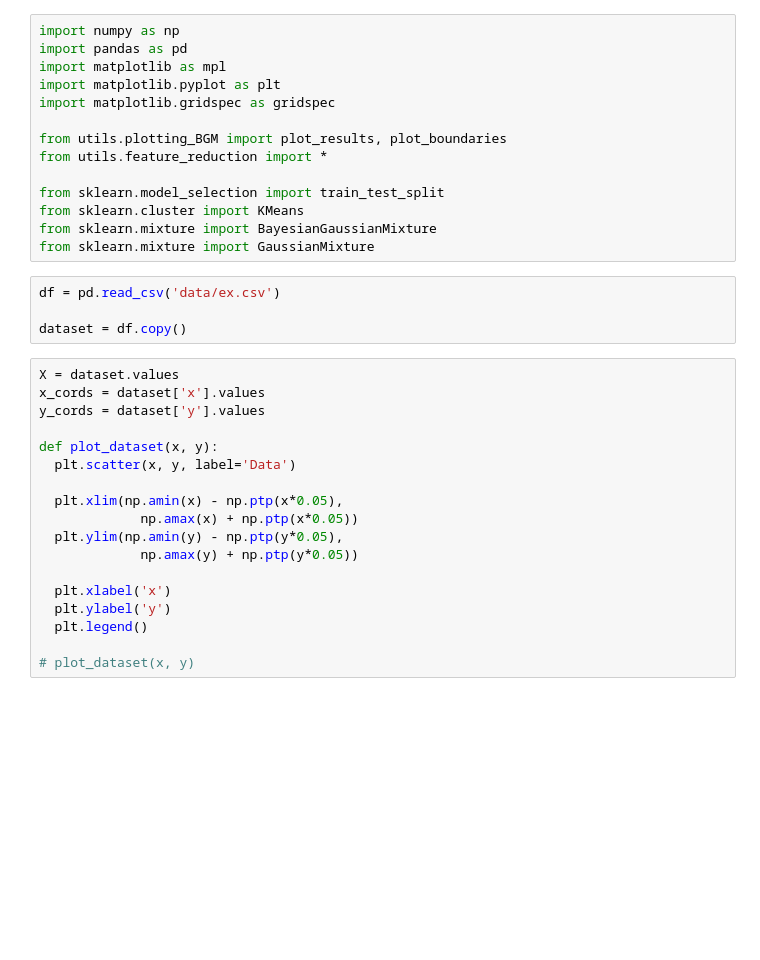
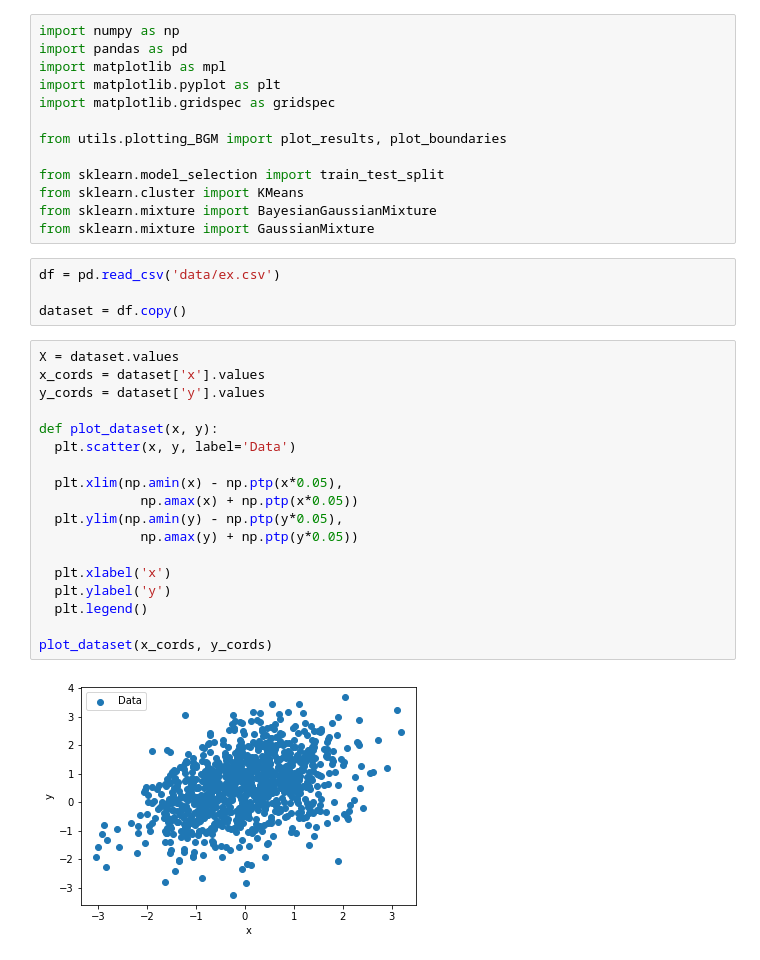
Before and after one commit to deeplearninghsw/dlhsw-examples, a Jupyter notebook: Regression/GaussianClustering.ipynb, the cells around one changed output. Cells and saved outputs as stored; diff of their text form; blank space fills up the shorter version.

```diff
--- a/Regression/GaussianClustering.ipynb
+++ b/Regression/GaussianClustering.ipynb
@@ -6,7 +6,6 @@ import matplotlib.pyplot as plt
 import matplotlib.gridspec as gridspec
 
 from utils.plotting_BGM import plot_results, plot_boundaries
-from utils.feature_reduction import *
 
 from sklearn.model_selection import train_test_split
 from sklearn.cluster import KMeans
@@ -19,20 +18,22 @@ dataset = df.copy()
 # %%
 X = dataset.values
 x_cords = dataset['x'].values
 y_cords = dataset['y'].values
 
 def plot_dataset(x, y):
   plt.scatter(x, y, label='Data')
 
   plt.xlim(np.amin(x) - np.ptp(x*0.05),
              np.amax(x) + np.ptp(x*0.05))
   plt.ylim(np.amin(y) - np.ptp(y*0.05),
              np.amax(y) + np.ptp(y*0.05))
 
   plt.xlabel('x')
   plt.ylabel('y')
   plt.legend()
 
-# plot_dataset(x, y)
+plot_dataset(x_cords, y_cords)
+# %% [output]
+[figure, added]
 # %%
 # Train Test Split
```
Also changed, not shown: parts of 5 cells of this notebook, 1 other file.
